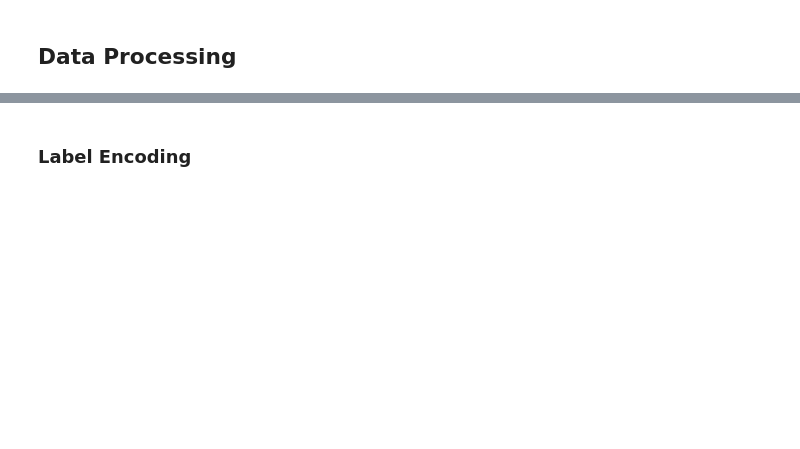
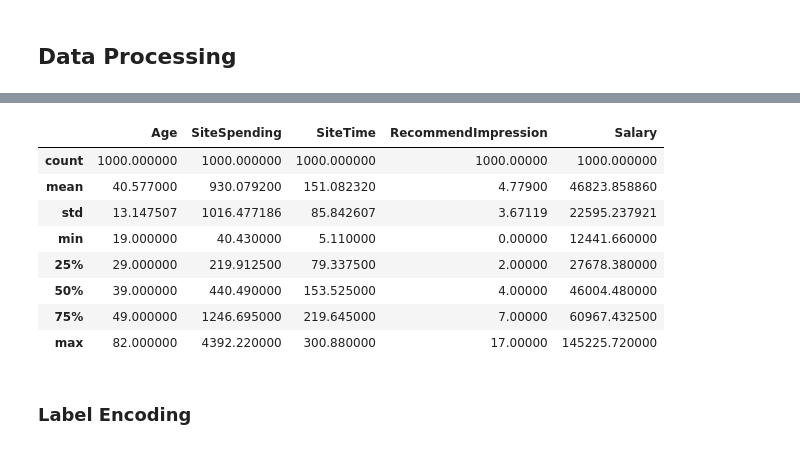
Before and after one commit to syedirfanx/revenue-forecasting, a Jupyter notebook: binary-classification.ipynb, the cells around one changed output, grey strips where cells are left out. Cells and saved outputs as stored; diff of their text form; code cells hidden in the pictures; blank space fills up the shorter version.

```diff
--- a/binary-classification.ipynb
+++ b/binary-classification.ipynb
@@ -32,6 +32,18 @@ data.head()
 | 2 | 36 | 601.72 | 21.87 | 0 | Masters | Private sector | Male | East of England | 54924.41 | ... |
 | 3 | 21 | 44.89 | 182.80 | 9 | Masters | Private sector | Female | Northern Ireland | 26734.99 | ... |
 | 4 | 24 | 614.80 | 194.34 | 0 | GCSE | Private sector | Male | Scotland | 15325.23 | ... |
+# %%
+data.describe()
+# %% [output]
+|  | Age | SiteSpending | SiteTime | RecommendImpression | Salary |
+| count | 1000.000000 | 1000.000000 | 1000.000000 | 1000.00000 | 1000.000000 |
+| mean | 40.577000 | 930.079200 | 151.082320 | 4.77900 | 46823.858860 |
+| std | 13.147507 | 1016.477186 | 85.842607 | 3.67119 | 22595.237921 |
+| min | 19.000000 | 40.430000 | 5.110000 | 0.00000 | 12441.660000 |
+| 25% | 29.000000 | 219.912500 | 79.337500 | 2.00000 | 27678.380000 |
+| 50% | 39.000000 | 440.490000 | 153.525000 | 4.00000 | 46004.480000 |
+| 75% | 49.000000 | 1246.695000 | 219.645000 | 7.00000 | 60967.432500 |
+| max | 82.000000 | 4392.220000 | 300.880000 | 17.00000 | 145225.720000 |
 # %% [markdown]
 ### Label Encoding
 # %%
```
Also changed, not shown: parts of 72 cells of this notebook.
